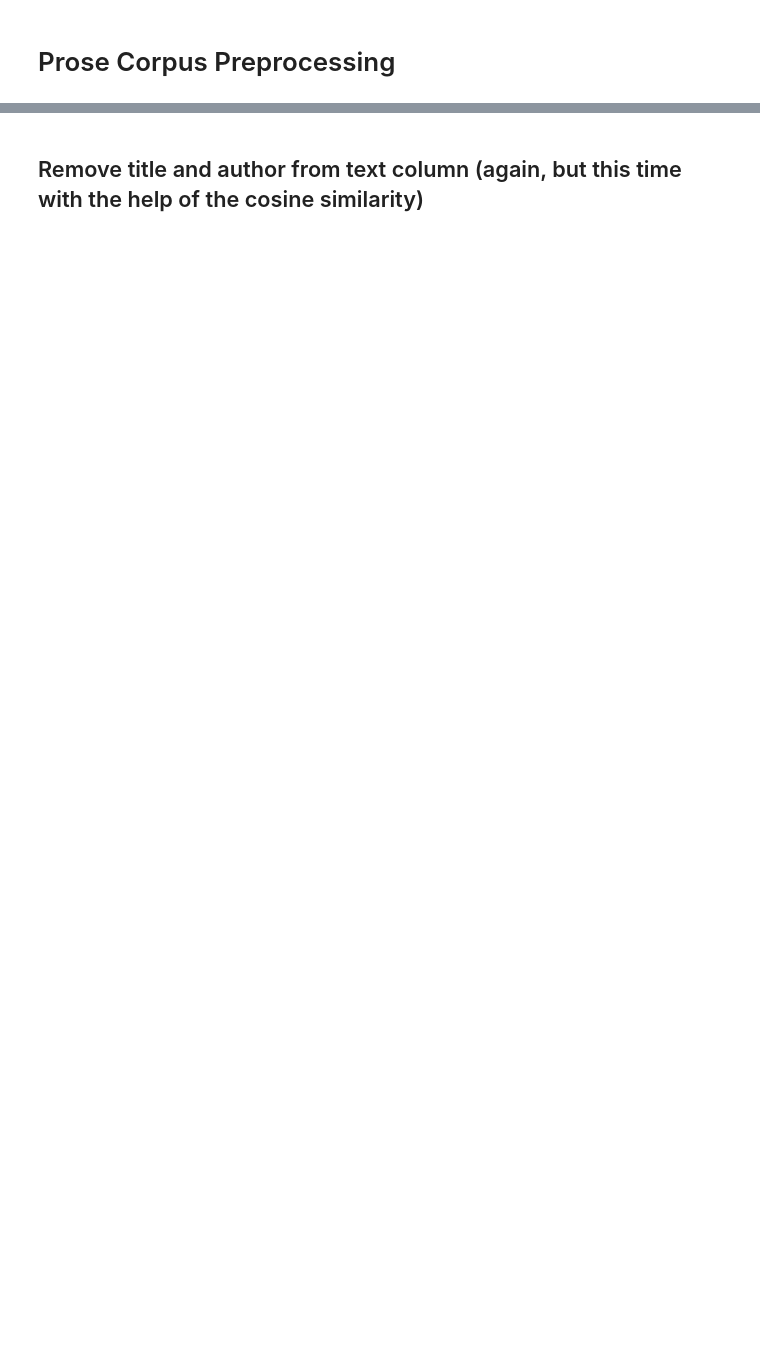
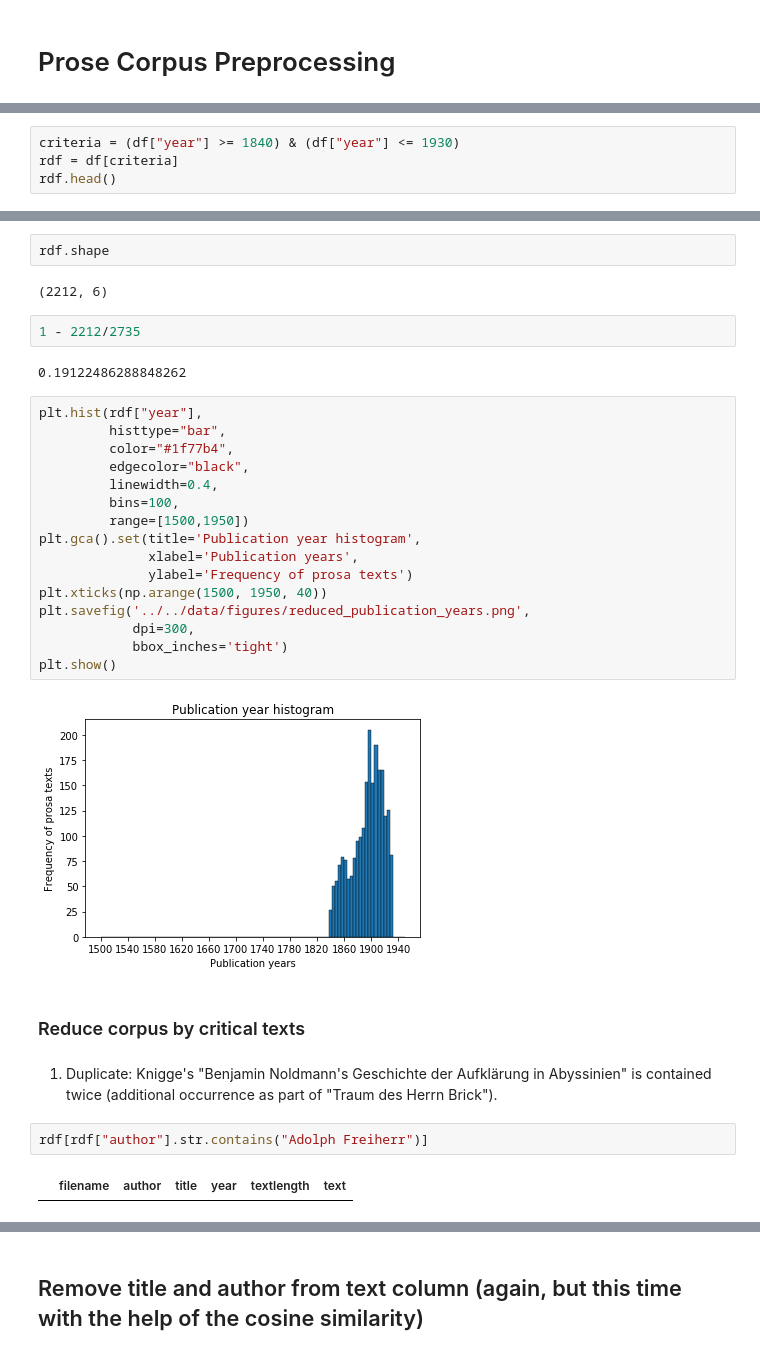
Before and after one commit to realjanpaulus/clf_stylo_comp, a Jupyter notebook: app/prose_corpus_preprocessing.ipynb, the cells around one changed output, grey strips where cells are left out. Cells and saved outputs as stored; diff of their text form; blank space fills up the shorter version.

```diff
--- a/app/prose_corpus_preprocessing.ipynb
+++ b/app/prose_corpus_preprocessing.ipynb
@@ -26,0 +64,4 @@ corpus.head()
+# %%
+criteria = (df["year"] >= 1840) & (df["year"] <= 1930)
+rdf = df[criteria]
+rdf.head()
@@ -26,0 +75,34 @@ corpus.head()
+# %%
+rdf.shape
+# %% [output]
+(2212, 6)
+# %%
+1 - 2212/2735
+# %% [output]
+0.19122486288848262
+# %%
+plt.hist(rdf["year"],
+         histtype="bar",
+         color="#1f77b4",
+         edgecolor="black",
+         linewidth=0.4,
+         bins=100,
+         range=[1500,1950])
+plt.gca().set(title='Publication year histogram',
+              xlabel='Publication years',
+              ylabel='Frequency of prosa texts')
+plt.xticks(np.arange(1500, 1950, 40))
+plt.savefig('../../data/figures/reduced_publication_years.png',
+            dpi=300,
+            bbox_inches='tight')
+plt.show()
+# %% [output]
+[figure, added]
+# %% [markdown]
+### Reduce corpus by critical texts
+# %% [markdown]
+1. Duplicate: Knigge's "Benjamin Noldmann's Geschichte der Aufklärung in Abyssinien" is contained twice (additional occurrence as part of "Traum des Herrn Brick").
+# %%
+rdf[rdf["author"].str.contains("Adolph Freiherr")]
+# %% [output]
+|  | filename | author | title | year | textlength | text |
```
Also changed, not shown: parts of 53 cells of this notebook, 1 other file.
